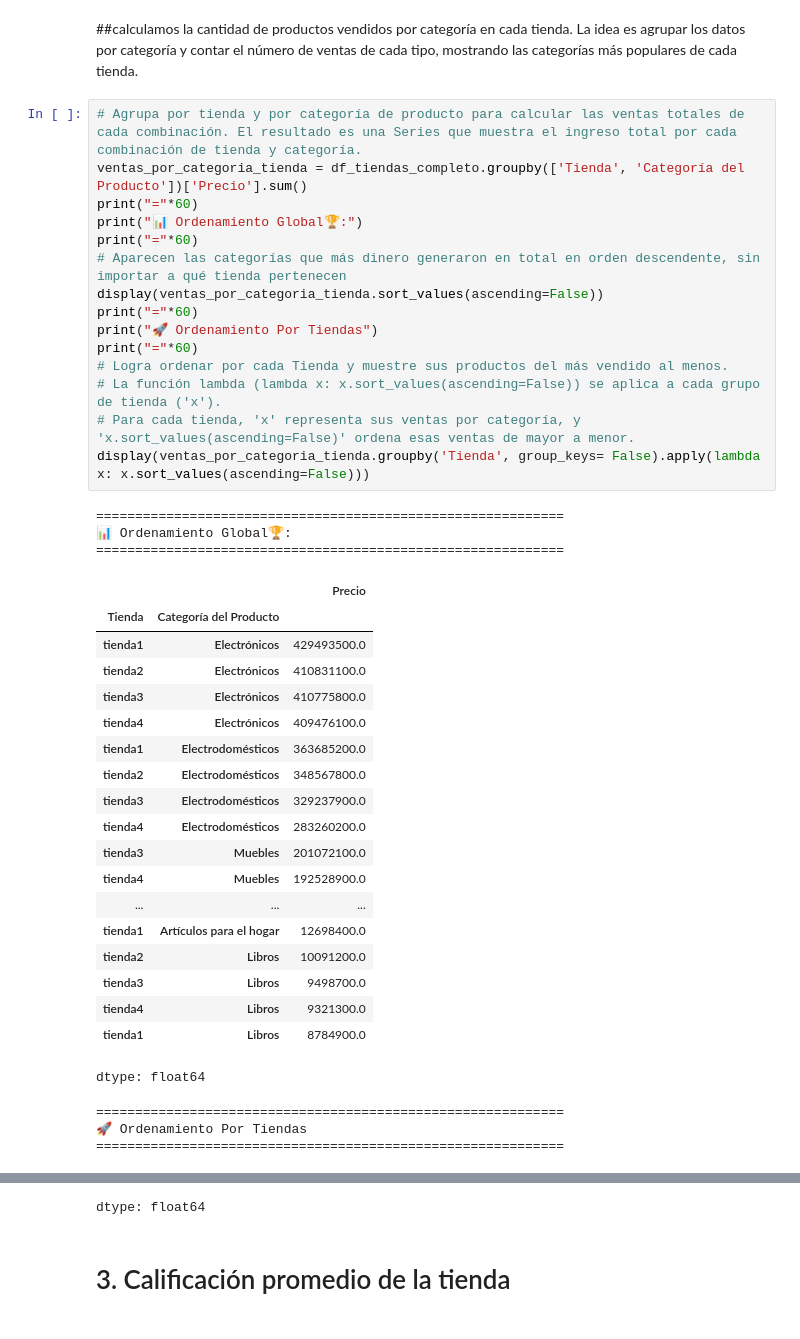
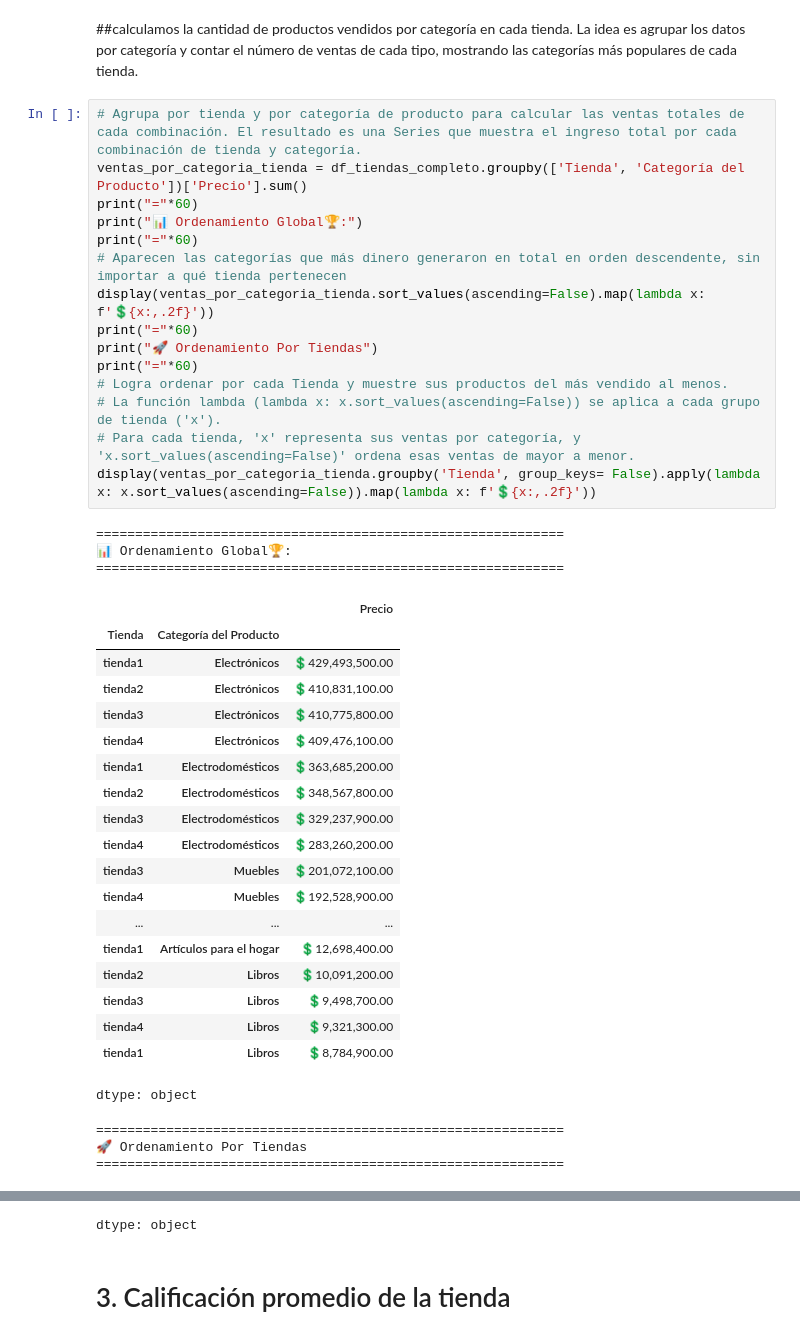
Before and after one commit to Harold-dev-code/Primer_Challenge_DataScience_Alura_Store, a Jupyter notebook: Primer_Challenge_DataScience_AluraStore.ipynb, the cells around one changed output, grey strips where cells are left out. Cells and saved outputs as stored; diff of their text form.

```diff
--- a/Primer_Challenge_DataScience_AluraStore.ipynb
+++ b/Primer_Challenge_DataScience_AluraStore.ipynb
@@ -274,41 +274,41 @@ tienda4: 💲1,038,375,700.00
 # %%
 # Agrupa por tienda y por categoría de producto para calcular las ventas totales de cada combinación. El resultado es una Series que muestra el ingreso total por cada combinación de tienda y categoría.
 ventas_por_categoria_tienda = df_tiendas_completo.groupby(['Tienda', 'Categoría del Producto'])['Precio'].sum()
 print("="*60)
 print("📊 Ordenamiento Global🏆:")
 print("="*60)
 # Aparecen las categorías que más dinero generaron en total en orden descendente, sin importar a qué tienda pertenecen
-display(ventas_por_categoria_tienda.sort_values(ascending=False))
+display(ventas_por_categoria_tienda.sort_values(ascending=False).map(lambda x: f'💲{x:,.2f}'))
 print("="*60)
 print("🚀 Ordenamiento Por Tiendas")
 print("="*60)
 # Logra ordenar por cada Tienda y muestre sus productos del más vendido al menos.
 # La función lambda (lambda x: x.sort_values(ascending=False)) se aplica a cada grupo de tienda ('x').
 # Para cada tienda, 'x' representa sus ventas por categoría, y 'x.sort_values(ascending=False)' ordena esas ventas de mayor a menor.
-display(ventas_por_categoria_tienda.groupby('Tienda', group_keys= False).apply(lambda x: x.sort_values(ascending=False)))
+display(ventas_por_categoria_tienda.groupby('Tienda', group_keys= False).apply(lambda x: x.sort_values(ascending=False)).map(lambda x: f'💲{x:,.2f}'))
 # %% [output]
 ============================================================
 📊 Ordenamiento Global🏆:
 ============================================================
 |  |  | Precio |
 | Tienda | Categoría del Producto |  |
-| tienda1 | Electrónicos | 429493500.0 |
-| tienda2 | Electrónicos | 410831100.0 |
-| tienda3 | Electrónicos | 410775800.0 |
-| tienda4 | Electrónicos | 409476100.0 |
-| tienda1 | Electrodomésticos | 363685200.0 |
-| tienda2 | Electrodomésticos | 348567800.0 |
-| tienda3 | Electrodomésticos | 329237900.0 |
-| tienda4 | Electrodomésticos | 283260200.0 |
-| tienda3 | Muebles | 201072100.0 |
-| tienda4 | Muebles | 192528900.0 |
+| tienda1 | Electrónicos | 💲429,493,500.00 |
+| tienda2 | Electrónicos | 💲410,831,100.00 |
+| tienda3 | Electrónicos | 💲410,775,800.00 |
+| tienda4 | Electrónicos | 💲409,476,100.00 |
+| tienda1 | Electrodomésticos | 💲363,685,200.00 |
+| tienda2 | Electrodomésticos | 💲348,567,800.00 |
+| tienda3 | Electrodomésticos | 💲329,237,900.00 |
+| tienda4 | Electrodomésticos | 💲283,260,200.00 |
+| tienda3 | Muebles | 💲201,072,100.00 |
+| tienda4 | Muebles | 💲192,528,900.00 |
 | ... | ... | ... |
-| tienda1 | Artículos para el hogar | 12698400.0 |
-| tienda2 | Libros | 10091200.0 |
-| tienda3 | Libros | 9498700.0 |
-| tienda4 | Libros | 9321300.0 |
-| tienda1 | Libros | 8784900.0 |
+| tienda1 | Artículos para el hogar | 💲12,698,400.00 |
+| tienda2 | Libros | 💲10,091,200.00 |
+| tienda3 | Libros | 💲9,498,700.00 |
+| tienda4 | Libros | 💲9,321,300.00 |
+| tienda1 | Libros | 💲8,784,900.00 |
-dtype: float64
+dtype: object
 ============================================================
 🚀 Ordenamiento Por Tiendas
 ============================================================
@@ -333,4 +333,4 @@ dtype: float64
-dtype: float64
+dtype: object
 # %% [markdown]
 # 3. Calificación promedio de la tienda
 # %% [markdown]
```
Also changed, not shown: parts of 7 cells of this notebook.
